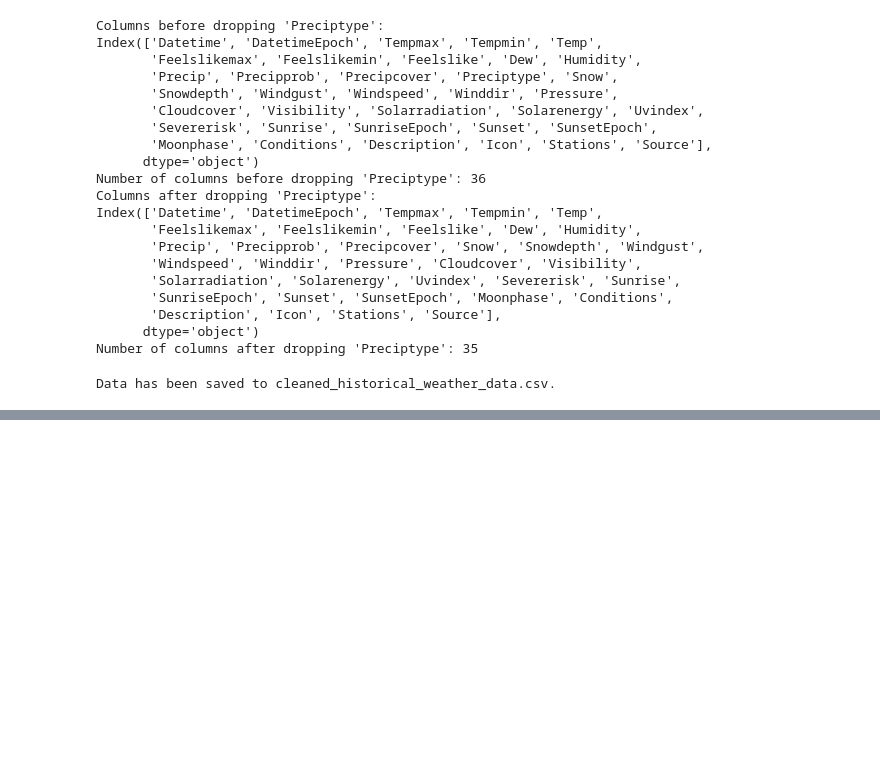
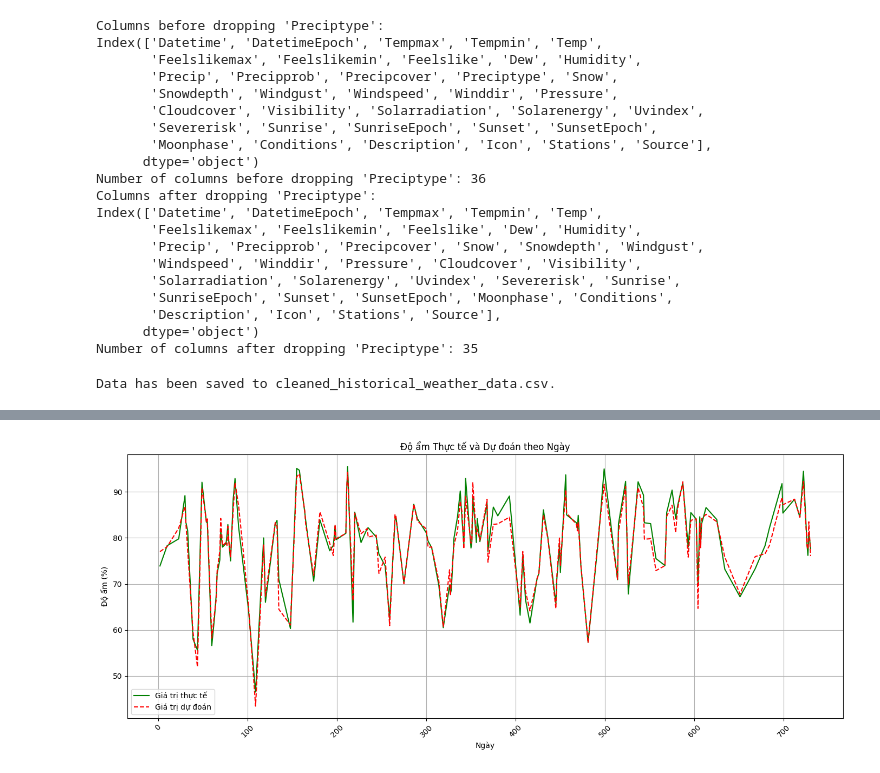
Before and after one commit to hieund123/weather-forcasting, a Jupyter notebook: weather-forcasting.ipynb, the cells around one changed output, grey strips where cells are left out. Saved outputs shown, nothing was run; the diff lists cells and outputs as text; code cells hidden in the pictures; blank space fills up the shorter version.

```diff
--- a/weather-forcasting.ipynb
+++ b/weather-forcasting.ipynb
@@ -204,0 +258,21 @@ Data has been saved to cleaned_historical_weather_data.csv.
+# %%
+# Chuyển đổi chỉ số của DataFrame thành cột 'Datetime' cho độ ẩm
+y_test_humidity = pd.Series(y_test_humidity, index=X_test.index)
+y_pred_humidity = pd.Series(y_pred_humidity, index=X_test.index)
+
+# Tạo biểu đồ độ ẩm
+plt.figure(figsize=(14, 6))
+sns.lineplot(data=y_test_humidity, label='Giá trị thực tế', color='green')
+sns.lineplot(data=y_pred_humidity, label='Giá trị dự đoán', color='red', linestyle='--')
+
+# Định dạng trục x
+plt.xticks(rotation=45)
+plt.title('Độ ẩm Thực tế và Dự đoán theo Ngày')
+plt.xlabel('Ngày')
+plt.ylabel('Độ ẩm (%)')
+plt.legend()
+plt.grid()
+plt.tight_layout()
+plt.show()
+# %% [output]
+[figure, added]
```
Also changed, not shown: parts of 5 cells of this notebook.
